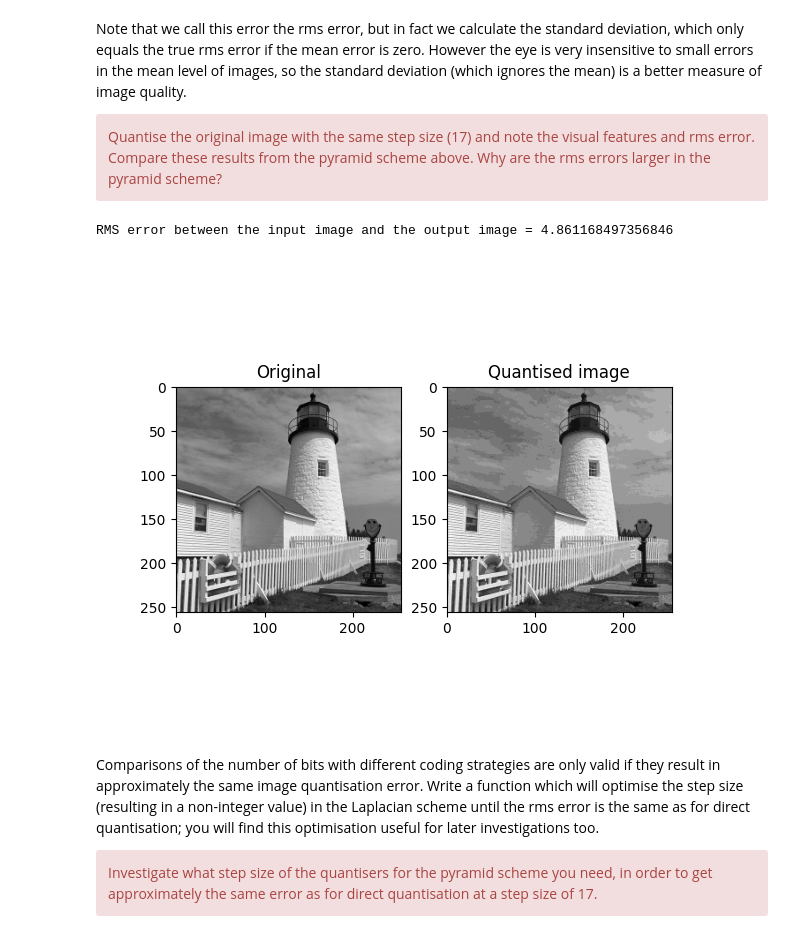
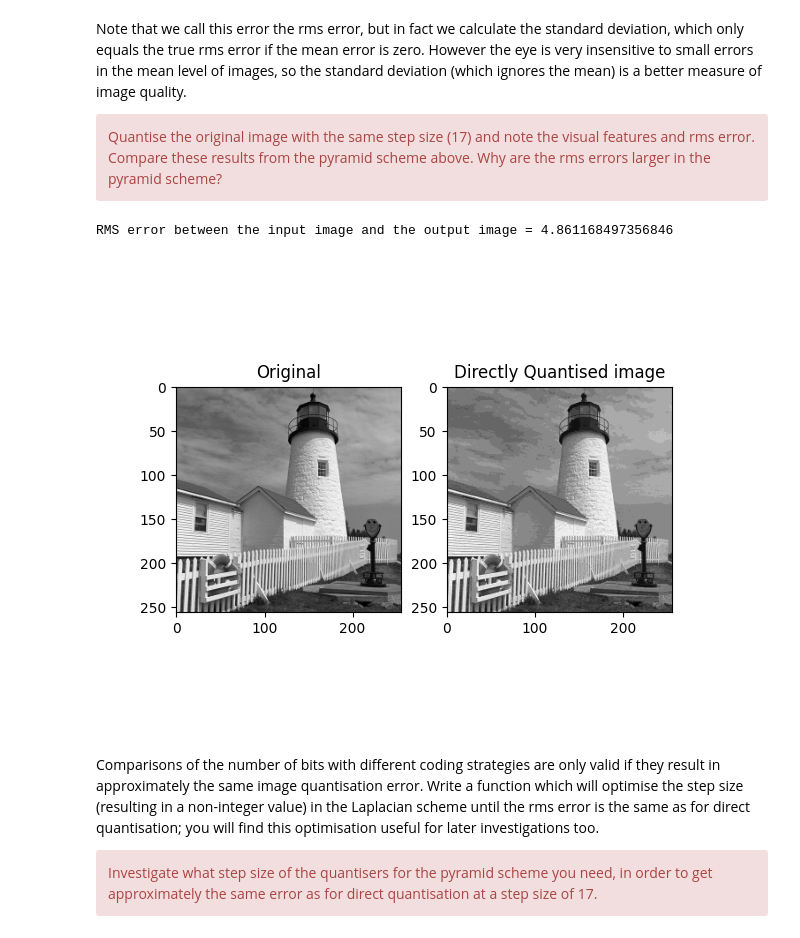
Before and after one commit to ki277/cued_sf2_lab, a Jupyter notebook: 6-laplacian-pyramid.ipynb, the cells around one changed output. Cells and saved outputs as stored; diff of their text form; code cells hidden in the pictures.

```diff
--- a/6-laplacian-pyramid.ipynb
+++ b/6-laplacian-pyramid.ipynb
@@ -448,21 +448,21 @@ Quantise the original image with the same step size (17) and note the visual fea
 # %%
 # Write your code to calculate the error from directly quantising the original
 # image.
 
 # the rms error between the original and recondtructed image
 encode_decode_err = np.std(X - quantise(X, step))
 print(f'RMS error between the input image and the output image = {encode_decode_err}')
 
 # look at the visual features
 fig, ax = plt.subplots(1, 2)
 ax[0].imshow(X, cmap='gray')
 ax[0].set_title('Original')
 ax[1].imshow(quantise(X, step), cmap='gray')
-ax[1].set_title('Quantised image')
+ax[1].set_title('Directly Quantised image')
 plt.show()
 # %% [output]
 RMS error between the input image and the output image = 4.861168497356846
-[figure, old version]
+[figure, new version]
 # %% [markdown]
 Comparisons of the number of bits with different coding strategies are only valid if they result in approximately the same image quantisation error. Write a function which will optimise the step size (resulting in a non-integer value) in the Laplacian scheme until the rms error is the same as for direct quantisation; you will find this optimisation useful for later investigations too.
 <div class="alert alert-block alert-danger">
```
Also changed, not shown: parts of 4 cells of this notebook.
